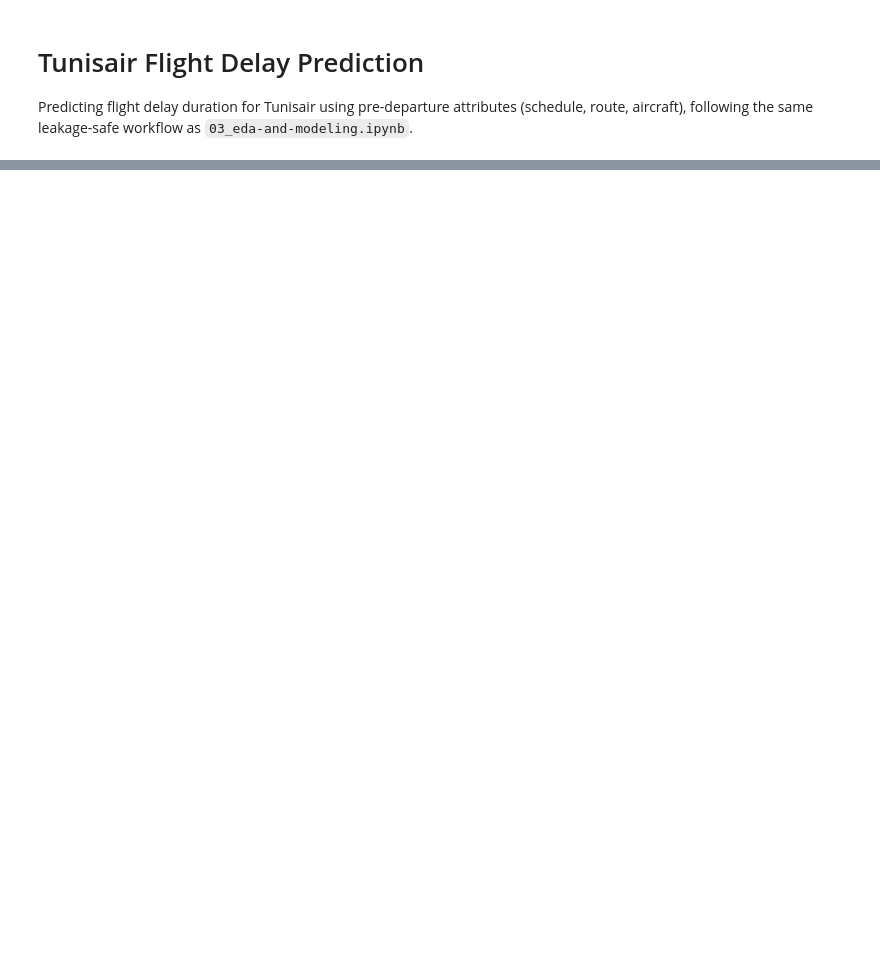
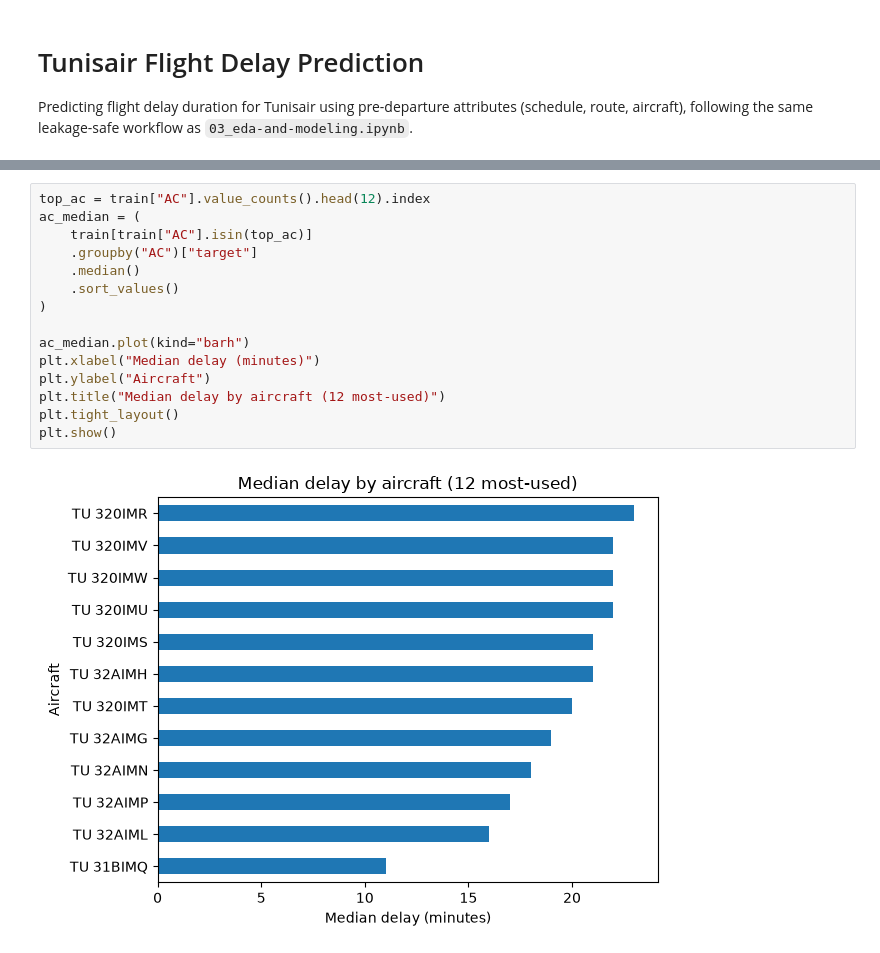
Before and after one commit to AlexDeWilde/0721-ds-ml-project-template, a Jupyter notebook: 04_flight_delay_eda_modeling.ipynb, the cells around one changed output, grey strips where cells are left out. Drawn from its saved outputs; the diff is of its cells as text; blank space fills up the shorter version.

```diff
--- a/04_flight_delay_eda_modeling.ipynb
+++ b/04_flight_delay_eda_modeling.ipynb
@@ -82,0 +469,17 @@ Score the selected model once on the held-out test set and save it with `joblib`
+# %%
+top_ac = train["AC"].value_counts().head(12).index
+ac_median = (
+    train[train["AC"].isin(top_ac)]
+    .groupby("AC")["target"]
+    .median()
+    .sort_values()
+)
+
+ac_median.plot(kind="barh")
+plt.xlabel("Median delay (minutes)")
+plt.ylabel("Aircraft")
+plt.title("Median delay by aircraft (12 most-used)")
+plt.tight_layout()
+plt.show()
+# %% [output]
+[figure, added]
```
Also changed, not shown: parts of 95 cells of this notebook, 6 other files.
